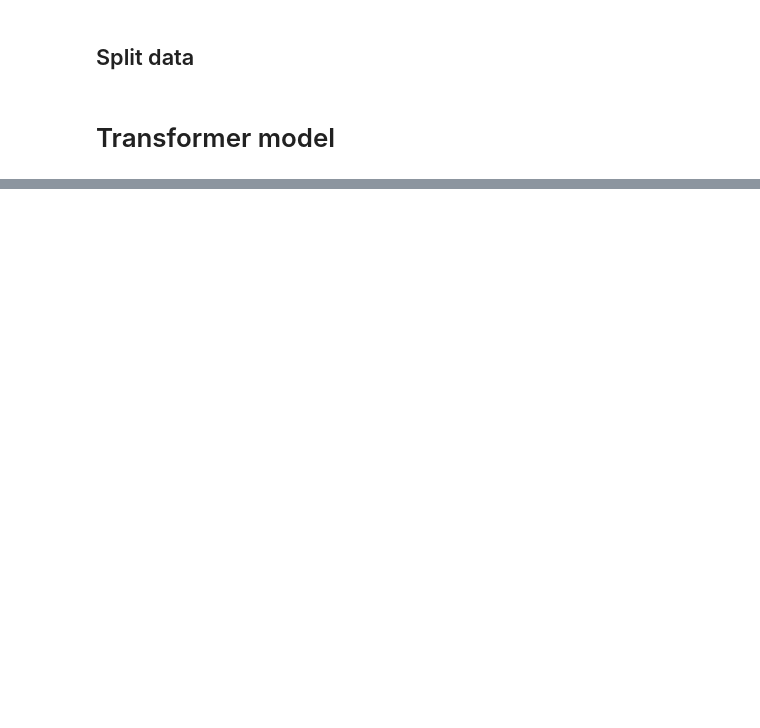
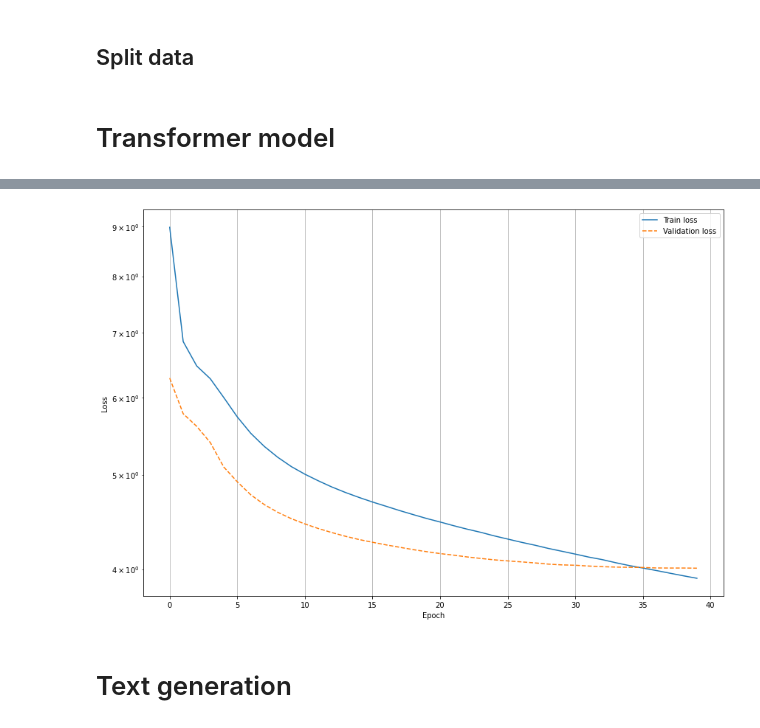
Before and after one commit to liacov/homework3_transformer, a Jupyter notebook: bible_transformer.ipynb, the cells around one changed output, grey strips where cells are left out. Drawn from its saved outputs; the diff is of its cells as text; code cells hidden in the pictures; blank space fills up the shorter version.

```diff
--- a/bible_transformer.ipynb
+++ b/bible_transformer.ipynb
@@ -126,23 +137,25 @@ val_data = batchify(test_dataset, eval_batch_size).to(device)
 # %%
 # Number of words
 ntokens = len(dataset.words)
-
-# Parameters
-emsize = 200 # embedding dimension
-nhid = 200 # the dimension of the feedforward network model in nn.TransformerEncoder
-nlayers = 2 # the number of nn.TransformerEncoderLayer in nn.TransformerEncoder
-nhead = 2 # the number of heads in the multiheadattention models
-dropout = 0.2 # the dropout value
 
 # Loss function
 loss_fn = nn.CrossEntropyLoss()
 
 # Initialize network
-net = TransformerModel(ntokens, emsize, nhead, nhid, nlayers, dropout)
+net = TransformerModel(ntokens, args['emsize'], args['nhead'], args['nhid'], args['nlayers'], args['dropout'])
 
 # Optimizer
 optimizer = torch.optim.Adam(net.parameters())
 
+# Output path
+out_dir = res_path +'{}_{}_{}_{}_{}_{}'.format( args['min_len'],
+                                                args['emsize'],
+                                                args['nhid'],
+                                                args['nlayers'],
+                                                args['nhead'],
+                                                args['batch_size']
+                                               )
+# Move network to the selected device
 net.to(device)
 # %% [output]
 TransformerModel(
@@ -205,0 +274,27 @@ training_args['ntokens'] = ntokens
+# %%
+label = '{}_{}_{}_{}_{}_{}'.format( args['min_len'],
+                                    args['emsize'],
+                                    args['nhid'],
+                                    args['nlayers'],
+                                    args['nhead'],
+                                    args['batch_size']
+                                    )
+
+# Plot losses
+plt.close('all')
+plt.figure(figsize=(12,8))
+
+plt.semilogy(training_loss, label='Train loss')
+plt.semilogy(validation_loss, label='Validation loss', linestyle='dashed')
+
+plt.xlabel('Epoch')
+plt.ylabel('Loss')
+plt.grid()
+plt.legend()
+plt.tight_layout()
+plt.savefig(images_path+f"/model_losses_"  + label + "_bible" + ".png")
+plt.show()
+# %% [output]
+[figure, added]
+# %% [markdown]
+# Text generation
```
Also changed, not shown: parts of 16 cells of this notebook, 38 other files.
